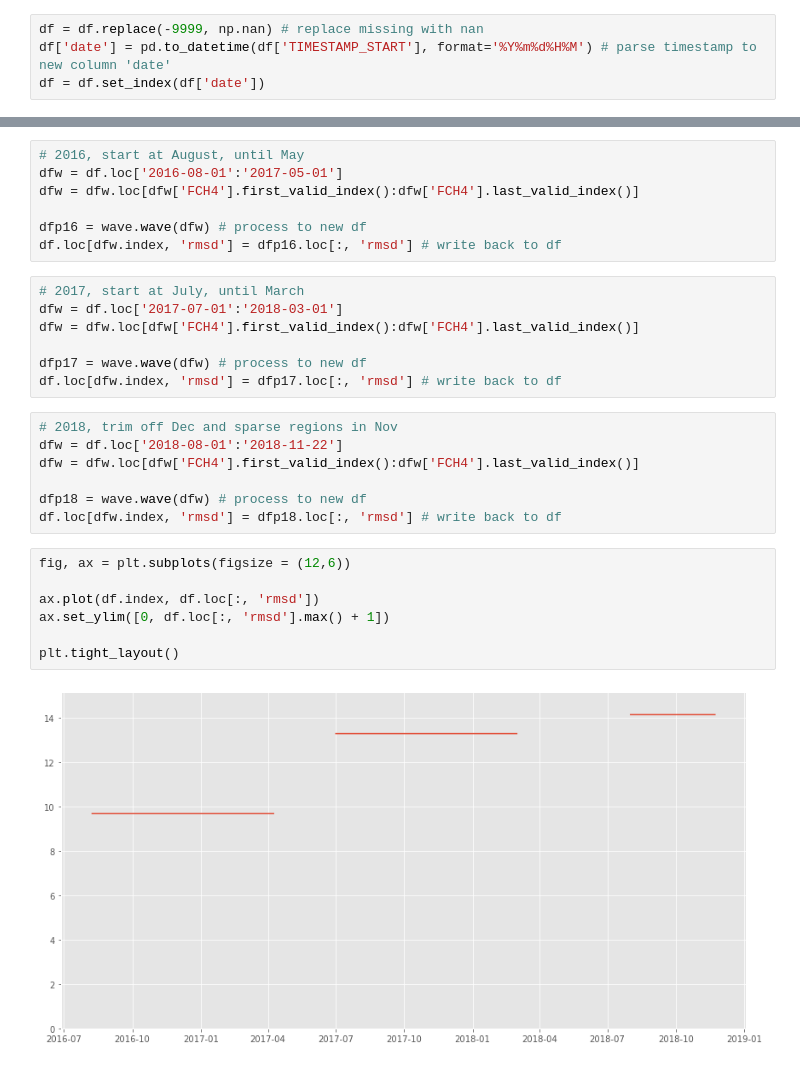
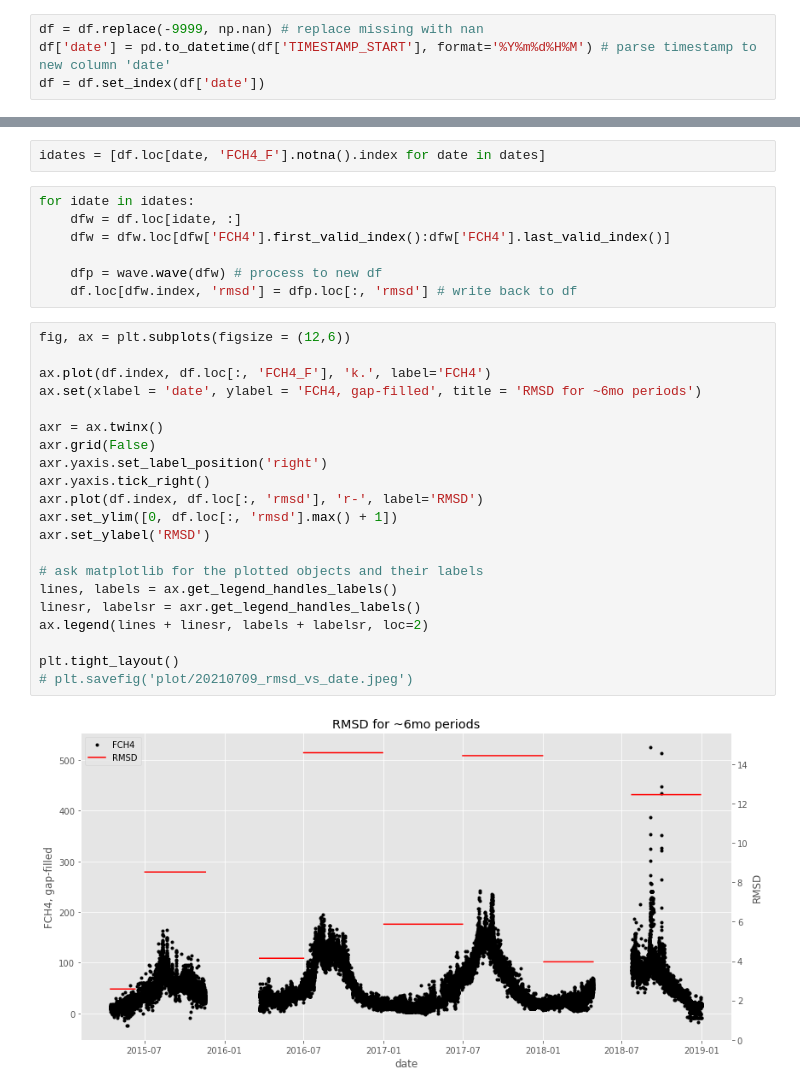
Before and after one commit to ottobriner/wavelet-partition, a Jupyter notebook: rmsd.ipynb, the cells around one changed output, grey strips where cells are left out. Drawn from its saved outputs; the diff is of its cells as text.

```diff
--- a/rmsd.ipynb
+++ b/rmsd.ipynb
@@ -32,30 +41,32 @@ p.date(df.index, df['FCH4'], xlabel='date', ylabel='FCH4', title="FCH4 2015-2019
+# %%
+idates = [df.loc[date, 'FCH4_F'].notna().index for date in dates]
 # %%
-# 2016, start at August, until May
-dfw = df.loc['2016-08-01':'2017-05-01']
-dfw = dfw.loc[dfw['FCH4'].first_valid_index():dfw['FCH4'].last_valid_index()]
+for idate in idates:
+    dfw = df.loc[idate, :]
+    dfw = dfw.loc[dfw['FCH4'].first_valid_index():dfw['FCH4'].last_valid_index()]
 
-dfp16 = wave.wave(dfw) # process to new df
-df.loc[dfw.index, 'rmsd'] = dfp16.loc[:, 'rmsd'] # write back to df
+    dfp = wave.wave(dfw) # process to new df
+    df.loc[dfw.index, 'rmsd'] = dfp.loc[:, 'rmsd'] # write back to df
-# %%
-# 2017, start at July, until March
-dfw = df.loc['2017-07-01':'2018-03-01']
-dfw = dfw.loc[dfw['FCH4'].first_valid_index():dfw['FCH4'].last_valid_index()]
-
-dfp17 = wave.wave(dfw) # process to new df
-df.loc[dfw.index, 'rmsd'] = dfp17.loc[:, 'rmsd'] # write back to df
-# %%
-# 2018, trim off Dec and sparse regions in Nov
-dfw = df.loc['2018-08-01':'2018-11-22']
-dfw = dfw.loc[dfw['FCH4'].first_valid_index():dfw['FCH4'].last_valid_index()]
-
-dfp18 = wave.wave(dfw) # process to new df
-df.loc[dfw.index, 'rmsd'] = dfp18.loc[:, 'rmsd'] # write back to df
-# %%
-fig, ax = plt.subplots(figsize = (12,6))
-
-ax.plot(df.index, df.loc[:, 'rmsd'])
-ax.set_ylim([0, df.loc[:, 'rmsd'].max() + 1])
-
-plt.tight_layout()
-# %% [output]
-[figure, removed]
+# %%
+fig, ax = plt.subplots(figsize = (12,6))
+
+ax.plot(df.index, df.loc[:, 'FCH4_F'], 'k.', label='FCH4')
+ax.set(xlabel = 'date', ylabel = 'FCH4, gap-filled', title = 'RMSD for ~6mo periods')
+
+axr = ax.twinx()
+axr.grid(False)
+axr.yaxis.set_label_position('right')
+axr.yaxis.tick_right()
+axr.plot(df.index, df.loc[:, 'rmsd'], 'r-', label='RMSD')
+axr.set_ylim([0, df.loc[:, 'rmsd'].max() + 1])
+axr.set_ylabel('RMSD')
+
+# ask matplotlib for the plotted objects and their labels
+lines, labels = ax.get_legend_handles_labels()
+linesr, labelsr = axr.get_legend_handles_labels()
+ax.legend(lines + linesr, labels + labelsr, loc=2)
+
+plt.tight_layout()
+# plt.savefig('plot/20210709_rmsd_vs_date.jpeg')
+# %% [output]
+[figure, added]
```
Also changed, not shown: parts of 2 cells of this notebook.
